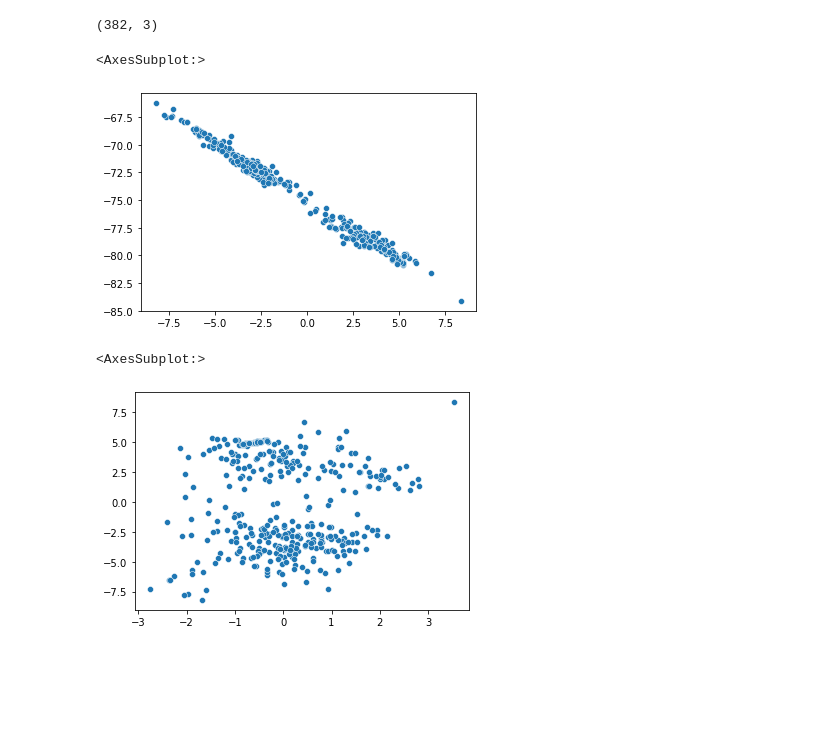
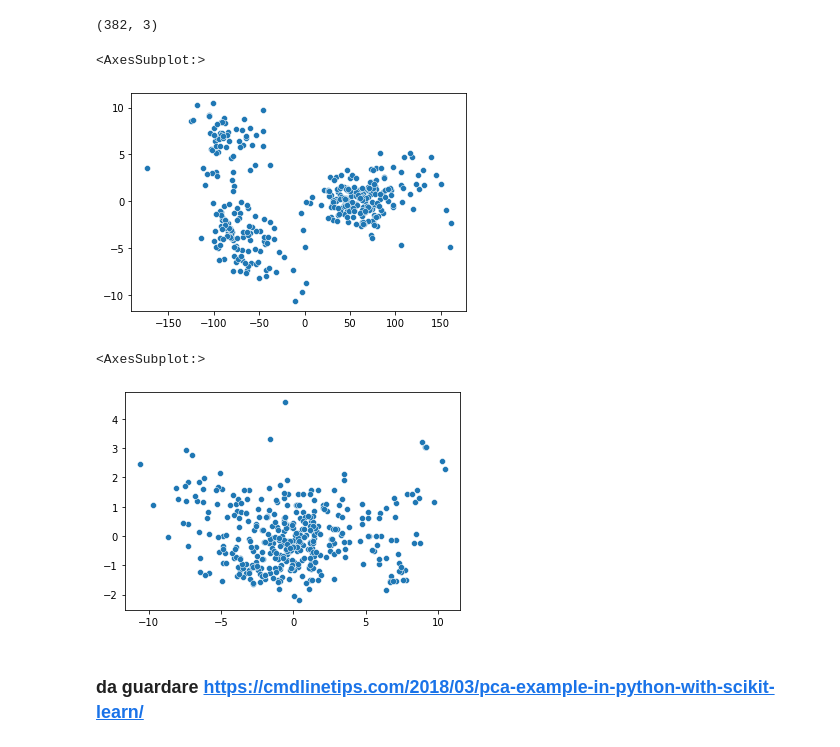
Before and after one commit to YuriGardinazzi/DataMiningNotes, a Jupyter notebook: PCA_analysis.ipynb, the cells around one changed output. Drawn from its saved outputs; the diff is of its cells as text; code cells hidden in the pictures; blank space fills up the shorter version.

```diff
--- a/PCA_analysis.ipynb
+++ b/PCA_analysis.ipynb
@@ -25,0 +35,3 @@ print(f"{n}, {m}")
+# %%
+X_after = (X - X.mean())/X.std()
+X_after.head()
@@ -26,7 +45,7 @@ print(f"{n}, {m}")
 # %% [markdown]
 ## SVD
 # %%
-U,s,Vt = np.linalg.svd(X,full_matrices=False,compute_uv=True)
+U,s,Vt = np.linalg.svd(X_after,full_matrices=False,compute_uv=True)
 V = Vt.T
 S = np.diag(S)
 print(f"X {X.shape} = U {U.shape} S {S.shape} V {V.shape}")
@@ -37,6 +56,11 @@ X (382, 7) = U (382, 7) S (7, 7) V (7, 7)
 # %%
-#T = np.dot(U,S) #Scores
-#P = S   #Loadings
+T = np.matmul(U,S) #Scores
+#T = U*S
+P = S   #Loadings
+
+Data = np.dot(T,P.T)
+E = np.subtract(X,Data)
 #X_pca = np.dot(T,P.T)
-#Eigen_pca = np.power(S,2)/(n-1)
+Eigen_pca = np.power(S,2)/(n-1)
 #print(Eigen_pca)
+print(X.iat[1,1], Data[1,1])
@@ -51,13 +83,16 @@ US_k.shape
 (382, 3)
 # %%
 #PC1  e PC2
-sns.scatterplot(y=US_k[:,0], x=US_k[:,1])
+#sns.scatterplot(y=US_k[:,0], x=US_k[:,1])
+sns.scatterplot(x=T[:,0], y=T[:,1])
 # %% [output]
 <AxesSubplot:>
-[figure, old version]
+[figure, new version]
 # %%
 #PC2 E PC3
-sns.scatterplot(y=US_k[:,1], x=US_k[:,2])
+sns.scatterplot(x=US_k[:,1],y=US_k[:,2])
 # %% [output]
 <AxesSubplot:>
-[figure, old version]
+[figure, new version]
+# %% [markdown]
+### da guardare https://cmdlinetips.com/2018/03/pca-example-in-python-with-scikit-learn/
```
Also changed, not shown: parts of 7 cells of this notebook.
